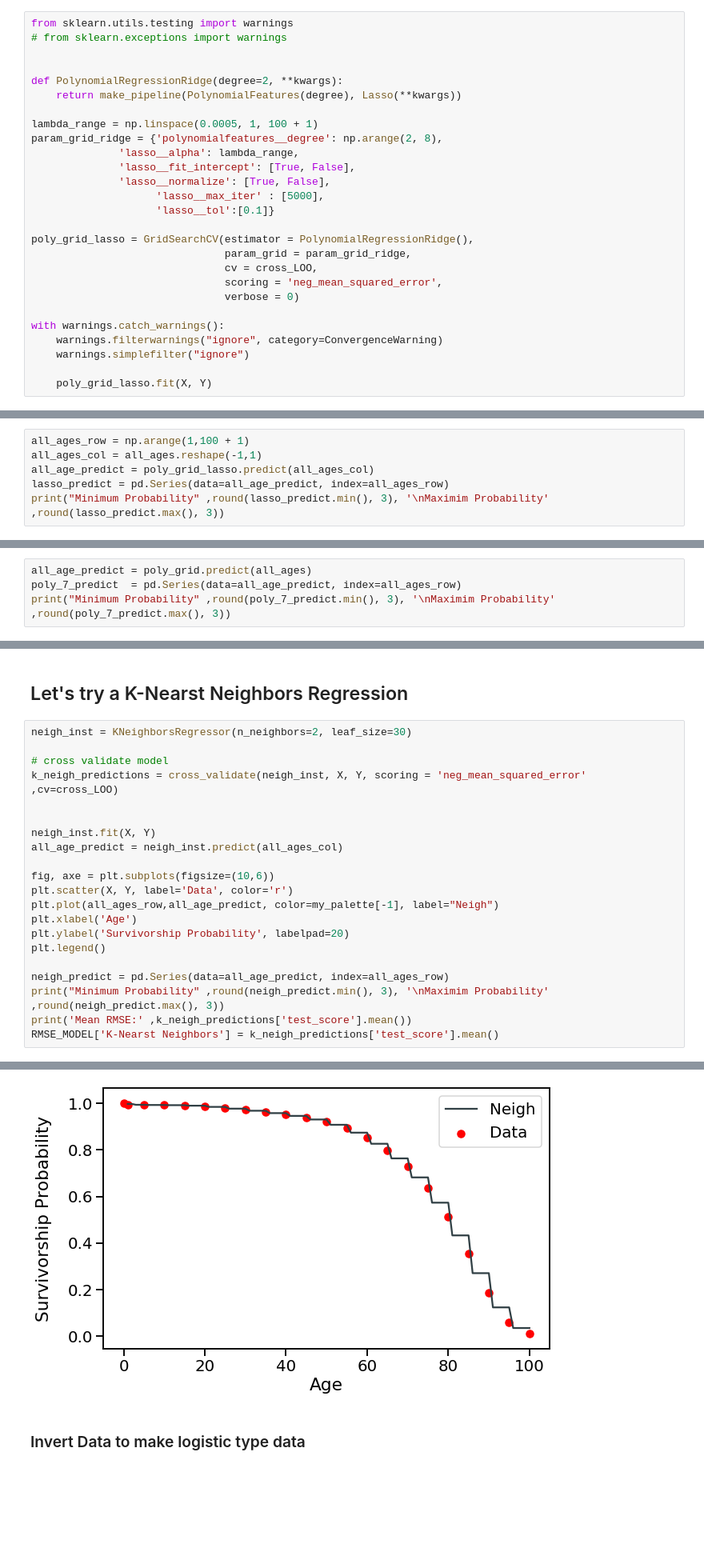
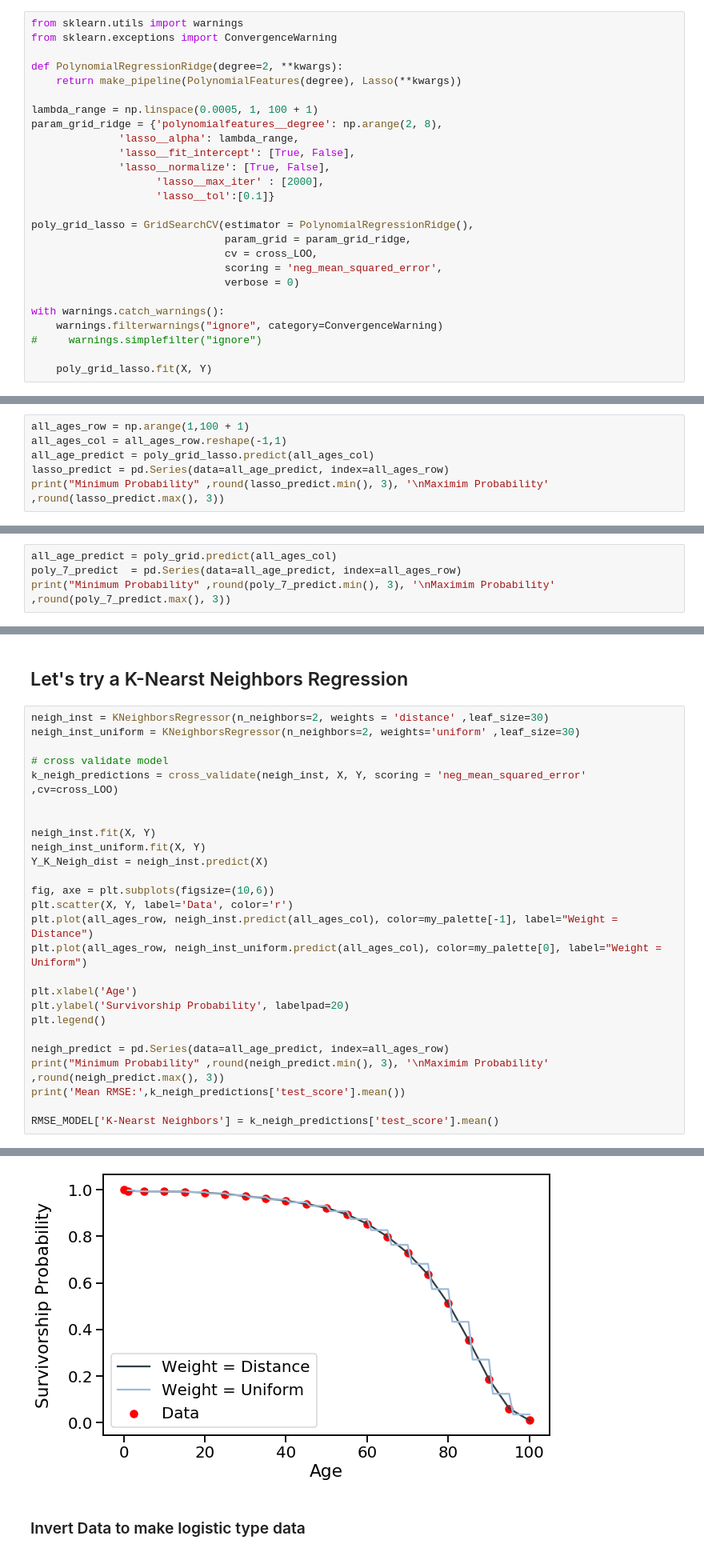
Before and after one commit to adamcwatts/Statistic_and_Data_Science_Examples, a Jupyter notebook: Survivorship_by_age/Survivorship_Workup.ipynb, the cells around one changed output, grey strips where cells are left out. Shown: that part at 80% size. Saved outputs shown, nothing was run; the diff lists cells and outputs as text; blank space fills up the shorter version.

```diff
--- a/Survivorship_by_age/Survivorship_Workup.ipynb
+++ b/Survivorship_by_age/Survivorship_Workup.ipynb
@@ -166,9 +167,8 @@ plt.legend()
 <matplotlib.legend.Legend at 0x...>
 [figure]
 # %%
-from sklearn.utils.testing import warnings
-# from sklearn.exceptions import warnings
-
+from sklearn.utils import warnings
+from sklearn.exceptions import ConvergenceWarning
 
 def PolynomialRegressionRidge(degree=2, **kwargs):
     return make_pipeline(PolynomialFeatures(degree), Lasso(**kwargs))
@@ -178,7 +178,7 @@ param_grid_ridge = {'polynomialfeatures__degree': np.arange(2, 8),
               'lasso__alpha': lambda_range,
               'lasso__fit_intercept': [True, False],
               'lasso__normalize': [True, False],
-                    'lasso__max_iter' : [5000],
+                    'lasso__max_iter' : [2000],
                     'lasso__tol':[0.1]}
 
 poly_grid_lasso = GridSearchCV(estimator = PolynomialRegressionRidge(),
@@ -189,7 +189,7 @@ poly_grid_lasso = GridSearchCV(estimator = PolynomialRegressionRidge(),
 
 with warnings.catch_warnings():
     warnings.filterwarnings("ignore", category=ConvergenceWarning)
-    warnings.simplefilter("ignore")
+#     warnings.simplefilter("ignore")
 
     poly_grid_lasso.fit(X, Y)
 # %%
@@ -217,6 +218,6 @@ Notice: unrealistic values with probabilites greater than 1 and less than 0 when
 # %%
 all_ages_row = np.arange(1,100 + 1)
-all_ages_col = all_ages.reshape(-1,1)
+all_ages_col = all_ages_row.reshape(-1,1)
 all_age_predict = poly_grid_lasso.predict(all_ages_col)
 lasso_predict = pd.Series(data=all_age_predict, index=all_ages_row)
 print("Minimum Probability" ,round(lasso_predict.min(), 3), '\nMaximim Probability' ,round(lasso_predict.max(), 3))
@@ -226,5 +229,5 @@ Maximim Probability 1.005
 # %%
-all_age_predict = poly_grid.predict(all_ages)
+all_age_predict = poly_grid.predict(all_ages_col)
 poly_7_predict  = pd.Series(data=all_age_predict, index=all_ages_row)
 print("Minimum Probability" ,round(poly_7_predict.min(), 3), '\nMaximim Probability' ,round(poly_7_predict.max(), 3))
 # %% [output]
@@ -233,24 +236,29 @@ Maximim Probability 0.997
 # %% [markdown]
 ## Let's try a K-Nearst Neighbors Regression
 # %%
-neigh_inst = KNeighborsRegressor(n_neighbors=2, leaf_size=30)
+neigh_inst = KNeighborsRegressor(n_neighbors=2, weights = 'distance' ,leaf_size=30)
+neigh_inst_uniform = KNeighborsRegressor(n_neighbors=2, weights='uniform' ,leaf_size=30)
 
 # cross validate model
 k_neigh_predictions = cross_validate(neigh_inst, X, Y, scoring = 'neg_mean_squared_error' ,cv=cross_LOO)
 
 
 neigh_inst.fit(X, Y)
-all_age_predict = neigh_inst.predict(all_ages_col)
+neigh_inst_uniform.fit(X, Y)
+Y_K_Neigh_dist = neigh_inst.predict(X)
 
 fig, axe = plt.subplots(figsize=(10,6))
 plt.scatter(X, Y, label='Data', color='r')
-plt.plot(all_ages_row,all_age_predict, color=my_palette[-1], label="Neigh")
+plt.plot(all_ages_row, neigh_inst.predict(all_ages_col), color=my_palette[-1], label="Weight = Distance")
+plt.plot(all_ages_row, neigh_inst_uniform.predict(all_ages_col), color=my_palette[0], label="Weight = Uniform")
+
 plt.xlabel('Age')
 plt.ylabel('Survivorship Probability', labelpad=20)
 plt.legend()
 
 neigh_predict = pd.Series(data=all_age_predict, index=all_ages_row)
 print("Minimum Probability" ,round(neigh_predict.min(), 3), '\nMaximim Probability' ,round(neigh_predict.max(), 3))
-print('Mean RMSE:' ,k_neigh_predictions['test_score'].mean())
+print('Mean RMSE:',k_neigh_predictions['test_score'].mean())
+
 RMSE_MODEL['K-Nearst Neighbors'] = k_neigh_predictions['test_score'].mean()
 # %% [output]
@@ -260,4 +268,4 @@ Mean RMSE: -0.0007172597000000002
-[figure, old version]
+[figure, new version]
 # %% [markdown]
 ### Invert  Data to make logistic type data
 # %%
```
Also changed, not shown: parts of 14 cells of this notebook.
